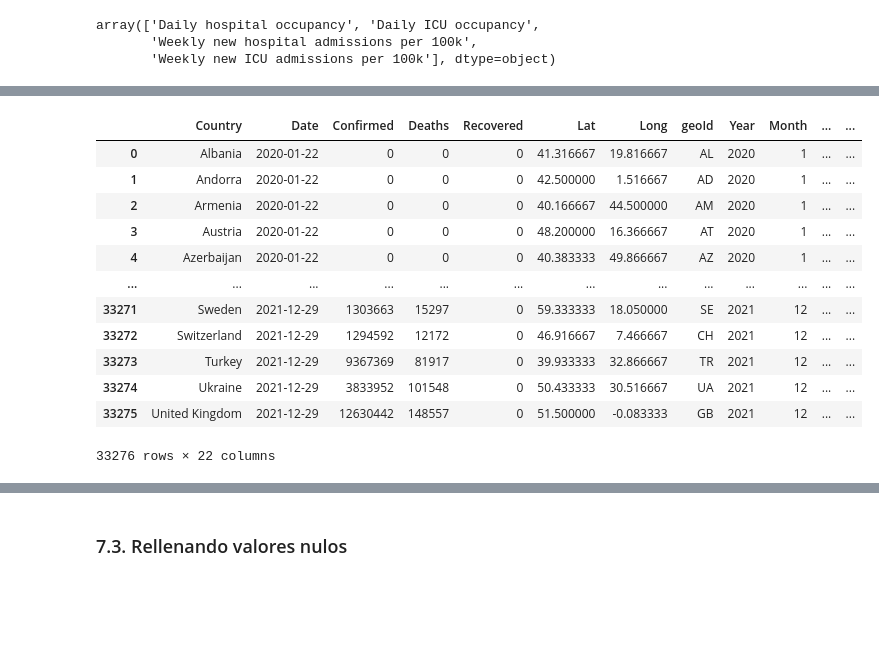
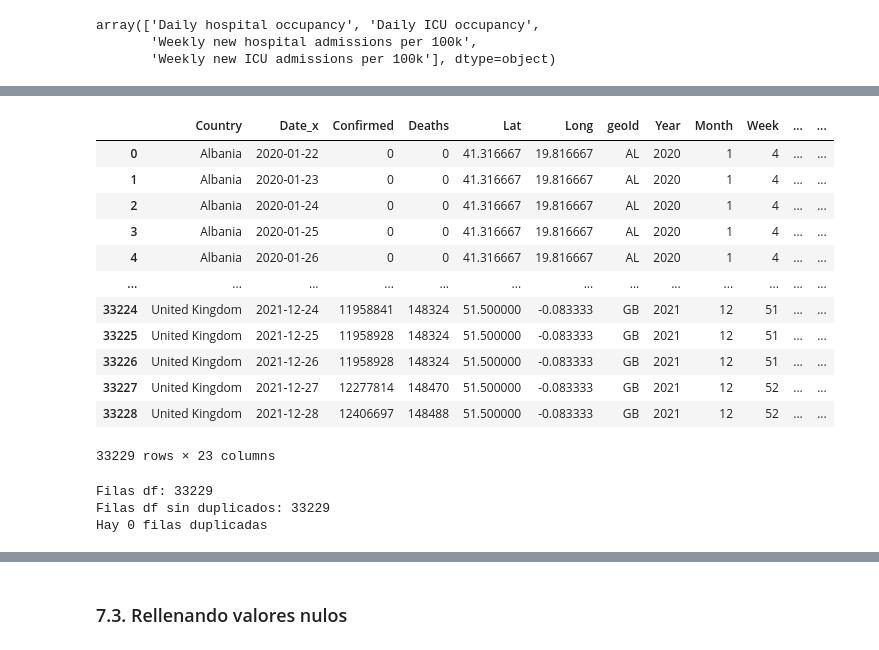
Before and after one commit to ParraCode/Core_Mid_Project-, a Jupyter notebook: data/data_cleaning.ipynb, the cells around one changed output, grey strips where cells are left out. Drawn from its saved outputs; the diff is of its cells as text; code cells hidden in the pictures; blank space fills up the shorter version.

```diff
--- a/data/data_cleaning.ipynb
+++ b/data/data_cleaning.ipynb
@@ -402,0 +461,4 @@ df['id-merge-icu'] = df['id-merge-icu'].apply(lambda x: x.split(' ')[0])
+# %%
+df_merge = df_merge.rename(columns={'yearWeek':'year_week'})
+df_ex1 = pd.merge(df_ex1, df_merge, how='left', on='year_week')
+df_ex1
@@ -402,0 +493,9 @@ df['id-merge-icu'] = df['id-merge-icu'].apply(lambda x: x.split(' ')[0])
+# %%
+df_ex1['id-merge'] = df_ex1['country'] + df_ex1['Date']
+
+df_ex1 = df_ex1.drop(['year_week', 'country_code','country'], axis=1)
+
+df_ex1['population'] = df_ex1['population'].astype(int)
+
+
+df_ex1
@@ -582,4 +784,0 @@ df_ex3
-# %%
-url_test_rate = "https://opendata.ecdc.europa.eu/covid19/testing/csv/data.csv"
-df_ex1 = pd.read_csv(url_test_rate)
-#df_ex1 = pd.read_csv('data_extra/test_rate.csv')
@@ -616,9 +784,0 @@ df_ex1 = df_ex1.drop(['region_name', 'new_cases', 'testing_data_source','region_
-# %%
-df_ex1['id-merge-test'] = df_ex1['country'] + df_ex1['year_week']
-
-df_ex1 = df_ex1.drop(['year_week', 'country_code','country'], axis=1)
-
-df_ex1['population'] = df_ex1['population'].astype(int)
-
-
-df_ex1
@@ -731,7 +817,7 @@ Index(['Country', 'Date', 'Confirmed', 'Deaths', 'Recovered', 'Lat', 'Long',
       dtype='object')
 # %%
 # Mergeo con el dataset de test
-df = pd.merge(df, df_ex1 , how='left', on='id-merge-test')
+df = pd.merge(df, df_ex1 , how='left', on='id-merge')
 print((df.isnull().sum()/len(df))*100)
 df
 # %% [output]
@@ -754,14 +840,24 @@ positivity_rate     43.517851
 dtype: float64
-|  | Country | Date | Confirmed | Deaths | Recovered | Lat | Long | geoId | Year | Month | ... | ... |
-| 0 | Albania | 2020-01-22 | 0 | 0 | 0 | 41.316667 | 19.816667 | AL | 2020 | 1 | ... | ... |
-| 1 | Andorra | 2020-01-22 | 0 | 0 | 0 | 42.500000 | 1.516667 | AD | 2020 | 1 | ... | ... |
-| 2 | Armenia | 2020-01-22 | 0 | 0 | 0 | 40.166667 | 44.500000 | AM | 2020 | 1 | ... | ... |
-| 3 | Austria | 2020-01-22 | 0 | 0 | 0 | 48.200000 | 16.366667 | AT | 2020 | 1 | ... | ... |
-| 4 | Azerbaijan | 2020-01-22 | 0 | 0 | 0 | 40.383333 | 49.866667 | AZ | 2020 | 1 | ... | ... |
+|  | Country | Date_x | Confirmed | Deaths | Lat | Long | geoId | Year | Month | Week | ... | ... |
+| 0 | Albania | 2020-01-22 | 0 | 0 | 41.316667 | 19.816667 | AL | 2020 | 1 | 4 | ... | ... |
+| 1 | Albania | 2020-01-23 | 0 | 0 | 41.316667 | 19.816667 | AL | 2020 | 1 | 4 | ... | ... |
+| 2 | Albania | 2020-01-24 | 0 | 0 | 41.316667 | 19.816667 | AL | 2020 | 1 | 4 | ... | ... |
+| 3 | Albania | 2020-01-25 | 0 | 0 | 41.316667 | 19.816667 | AL | 2020 | 1 | 4 | ... | ... |
+| 4 | Albania | 2020-01-26 | 0 | 0 | 41.316667 | 19.816667 | AL | 2020 | 1 | 4 | ... | ... |
 | ... | ... | ... | ... | ... | ... | ... | ... | ... | ... | ... | ... | ... |
-| 33271 | Sweden | 2021-12-29 | 1303663 | 15297 | 0 | 59.333333 | 18.050000 | SE | 2021 | 12 | ... | ... |
-| 33272 | Switzerland | 2021-12-29 | 1294592 | 12172 | 0 | 46.916667 | 7.466667 | CH | 2021 | 12 | ... | ... |
-| 33273 | Turkey | 2021-12-29 | 9367369 | 81917 | 0 | 39.933333 | 32.866667 | TR | 2021 | 12 | ... | ... |
-| 33274 | Ukraine | 2021-12-29 | 3833952 | 101548 | 0 | 50.433333 | 30.516667 | UA | 2021 | 12 | ... | ... |
-| 33275 | United Kingdom | 2021-12-29 | 12630442 | 148557 | 0 | 51.500000 | -0.083333 | GB | 2021 | 12 | ... | ... |
+| 33224 | United Kingdom | 2021-12-24 | 11958841 | 148324 | 51.500000 | -0.083333 | GB | 2021 | 12 | 51 | ... | ... |
+| 33225 | United Kingdom | 2021-12-25 | 11958928 | 148324 | 51.500000 | -0.083333 | GB | 2021 | 12 | 51 | ... | ... |
+| 33226 | United Kingdom | 2021-12-26 | 11958928 | 148324 | 51.500000 | -0.083333 | GB | 2021 | 12 | 51 | ... | ... |
+| 33227 | United Kingdom | 2021-12-27 | 12277814 | 148470 | 51.500000 | -0.083333 | GB | 2021 | 12 | 52 | ... | ... |
+| 33228 | United Kingdom | 2021-12-28 | 12406697 | 148488 | 51.500000 | -0.083333 | GB | 2021 | 12 | 52 | ... | ... |
-33276 rows × 22 columns
+33229 rows × 23 columns
+# %%
+df_DD = df.drop_duplicates()
+
+print(f"Filas df: {df.shape[0]}\nFilas df sin duplicados: {df_DD.shape[0]}")
+n_duplicados = df.shape[0] - df_DD.shape[0]
+print(f"Hay {n_duplicados} filas duplicadas")
+# %% [output]
+Filas df: 33229
+Filas df sin duplicados: 33229
+Hay 0 filas duplicadas
```
Also changed, not shown: parts of 100 cells of this notebook, 9 other files.
